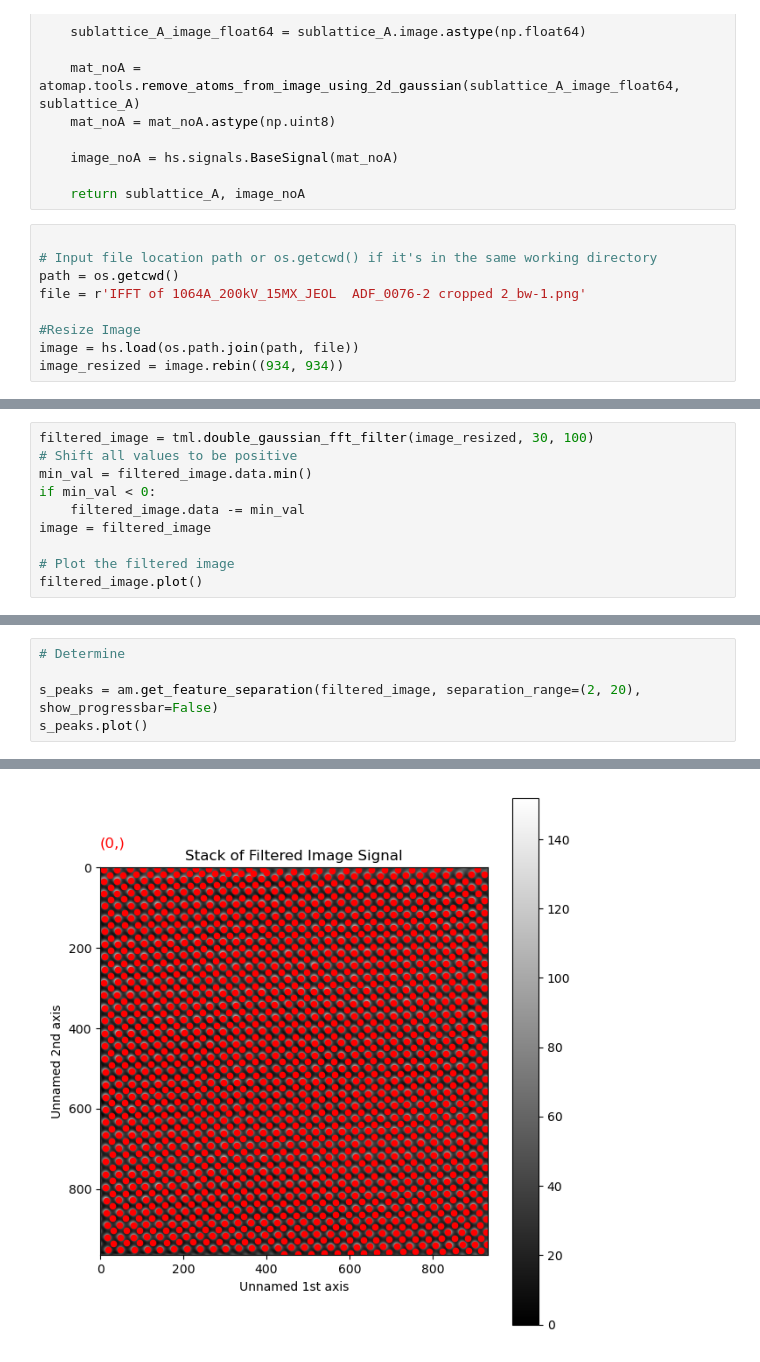
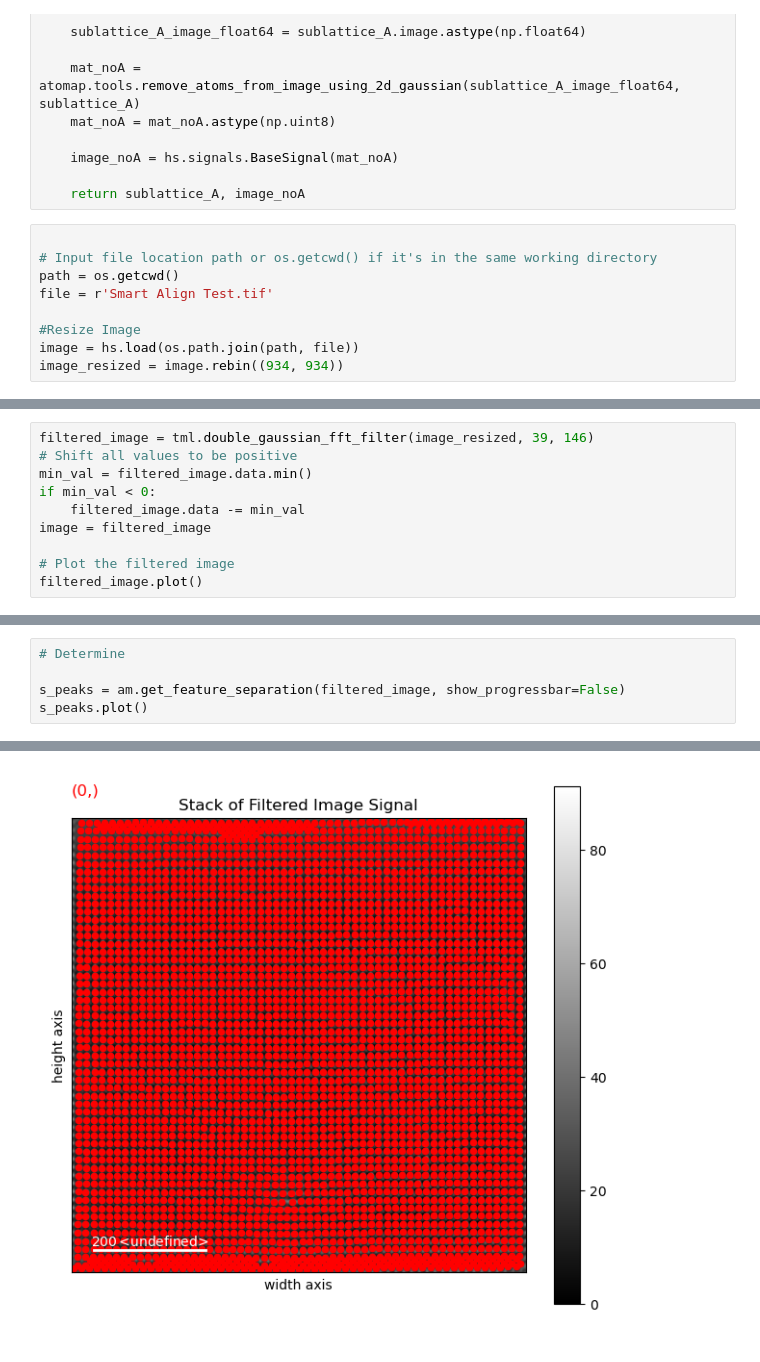
Before and after one commit to ezioaottg/BCT-BZT-Layering-Project, a Jupyter notebook: polarisation.ipynb, the cells around one changed output, grey strips where cells are left out. Saved outputs shown, nothing was run; the diff lists cells and outputs as text.

```diff
--- a/polarisation.ipynb
+++ b/polarisation.ipynb
@@ -36,7 +36,7 @@ def GetLatticeA(image, separation):
 
 # Input file location path or os.getcwd() if it's in the same working directory
 path = os.getcwd()
-file = r'IFFT of 1064A_200kV_15MX_JEOL  ADF_0076-2 cropped 2_bw-1.png'
+file = r'Smart Align Test.tif'
 
 #Resize Image
 image = hs.load(os.path.join(path, file))
@@ -51,5 +52,5 @@ WARNING:hyperspy.signal:Units are not set or cannot be recognized
 # %%
-filtered_image = tml.double_gaussian_fft_filter(image_resized, 30, 100)
+filtered_image = tml.double_gaussian_fft_filter(image_resized, 39, 146)
 # Shift all values to be positive
 min_val = filtered_image.data.min()
 if min_val < 0:
@@ -67,6 +68,6 @@ WARNING:hyperspy.signal:Units are not set or cannot be recognized
 # %%
 # Determine
 
-s_peaks = am.get_feature_separation(filtered_image, separation_range=(2, 20), show_progressbar=False)
+s_peaks = am.get_feature_separation(filtered_image, show_progressbar=False)
 s_peaks.plot()
 # %% [output]
@@ -74 +75 @@ s_peaks.plot()
-[figure, old version]
+[figure, new version]
```
Also changed, not shown: parts of 3 cells of this notebook, 11 other files.
